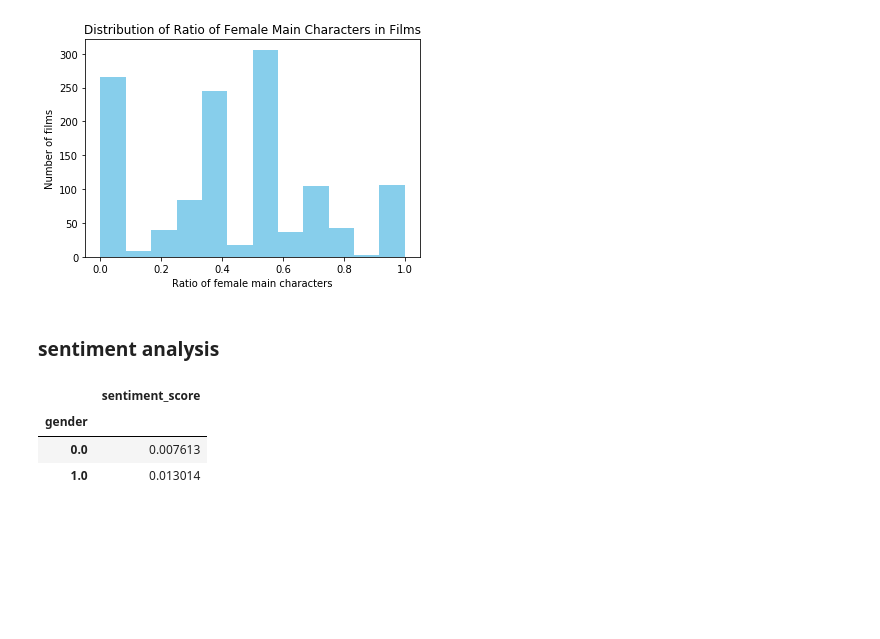
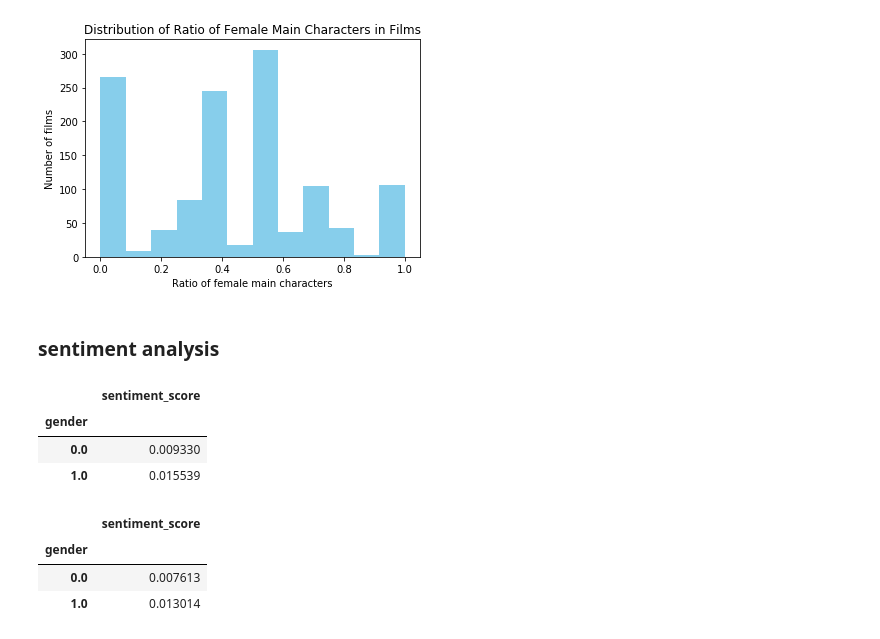
Before and after one commit to w-sheng/Film-Screenplay-Analysis, a Jupyter notebook: notebooks/analyze_characters.ipynb, the cells around one changed output. Saved outputs shown, nothing was run; the diff lists cells and outputs as text; code cells hidden in the pictures; blank space fills up the shorter version.

```diff
--- a/notebooks/analyze_characters.ipynb
+++ b/notebooks/analyze_characters.ipynb
@@ -100,6 +100,13 @@ plt.savefig('../plots/fem-ratio-distr.png')
 ### sentiment analysis
 # %%
 senti_df = mc_df[['film','gender','sentiment_score']]
+# %%
+senti_df.groupby('gender').mean()
+# %% [output]
+|  | sentiment_score |
+| gender |  |
+| 0.0 | 0.009330 |
+| 1.0 | 0.015539 |
 # %%
 senti_df.groupby('gender').median()
 # %% [output]
```
Also changed, not shown: parts of 1 cell of this notebook, 3 other files.
